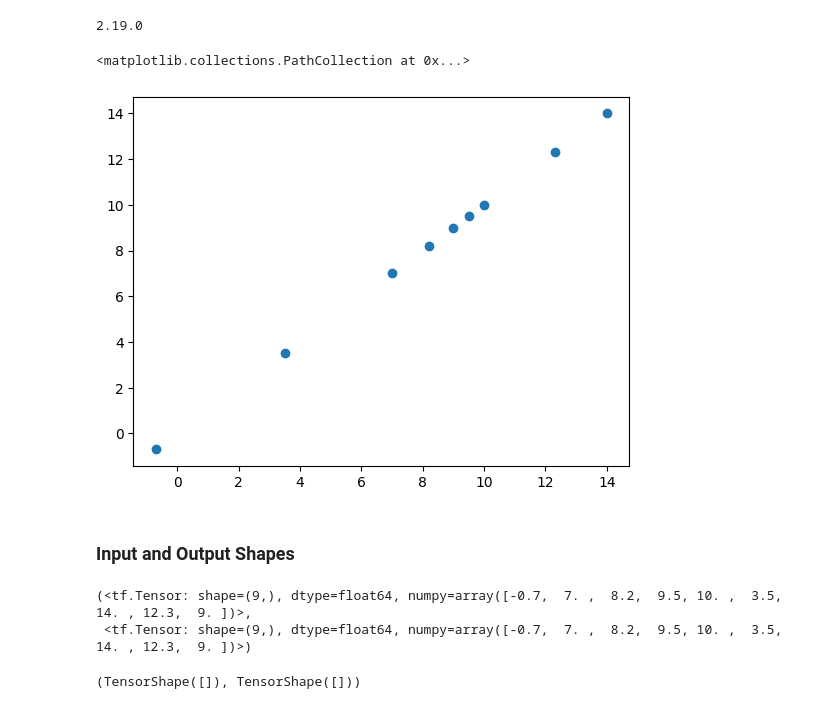
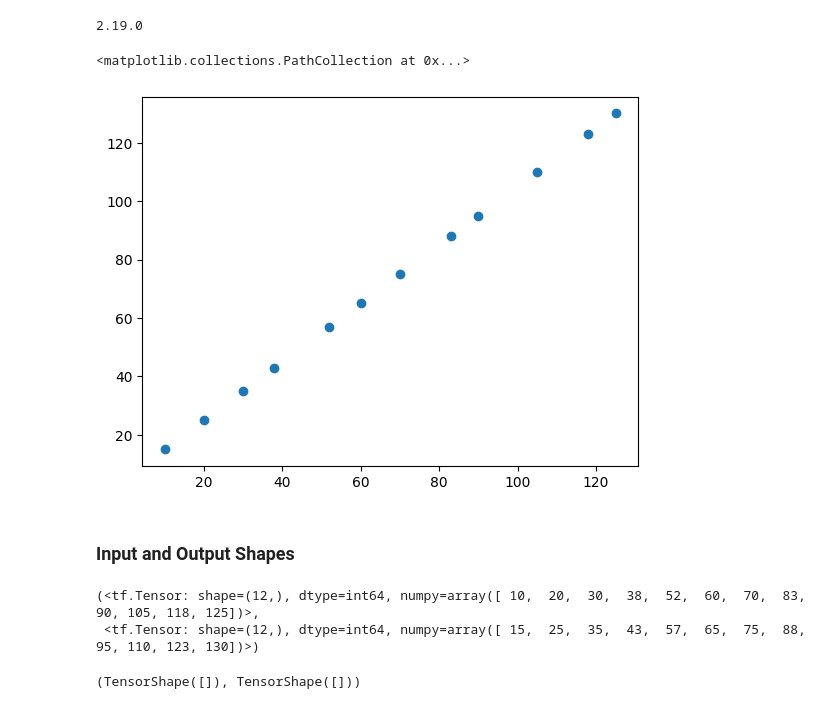
Before and after one commit to Aryan-Gupta2002/Deep-Learning---Tensorflow, a Jupyter notebook: neuralNetworkForRegression.ipynb, the cells around one changed output. Saved outputs shown, nothing was run; the diff lists cells and outputs as text; code cells hidden in the pictures.

```diff
--- a/neuralNetworkForRegression.ipynb
+++ b/neuralNetworkForRegression.ipynb
@@ -30,20 +30,21 @@ import tensorflow as tf
 print(tf.__version__)
 # %% [output]
 2.19.0
-# %%
-import numpy as np
-import matplotlib.pyplot as plt
-# Creating Features
-x = np.array([-0.7,7,8.2,9.5,10,3.5,14,12.3,9])
-# creating Labels
-y = np.array([-0.7,7,8.2,9.5,10,3.5,14,12.3,9])
-y1 = np.array([-0.7,7,8.2,9.5,10,3.5,8,9,10])
-# Visualizing
-plt.scatter(x,y)
-#plt.scatter(x,y1)
-# %% [output]
-<matplotlib.collections.PathCollection at 0x...>
-[figure, removed]
+# %%
+import numpy as np
+import matplotlib.pyplot as plt
+
+# Creating Features
+x = np.array([10,20,30,38,52,60,70,83,90,105,118,125])
+
+# creating Labels
+y=x+5
+
+# Visualizing
+plt.scatter(x,y)
+# %% [output]
+<matplotlib.collections.PathCollection at 0x...>
+[figure, added]
 # %% [markdown]
 ### Input and Output Shapes
 # %%
@@ -51,8 +52,8 @@ x = tf.constant(x)
 y = tf.constant(y)
 x,y
 # %% [output]
-(<tf.Tensor: shape=(9,), dtype=float64, numpy=array([-0.7,  7. ,  8.2,  9.5, 10. ,  3.5, 14. , 12.3,  9. ])>,
- <tf.Tensor: shape=(9,), dtype=float64, numpy=array([-0.7,  7. ,  8.2,  9.5, 10. ,  3.5, 14. , 12.3,  9. ])>)
+(<tf.Tensor: shape=(12,), dtype=int64, numpy=array([ 10,  20,  30,  38,  52,  60,  70,  83,  90, 105, 118, 125])>,
+ <tf.Tensor: shape=(12,), dtype=int64, numpy=array([ 15,  25,  35,  43,  57,  65,  75,  88,  95, 110, 123, 130])>)
 # %%
 inShape = x[0].shape
 ouShape = y[0].shape
```
Also changed, not shown: parts of 11 cells of this notebook.
